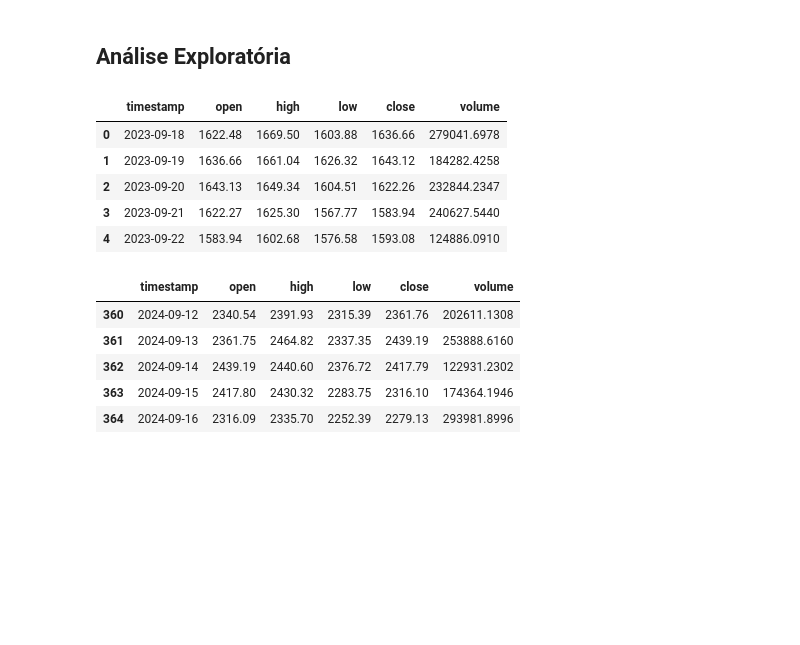
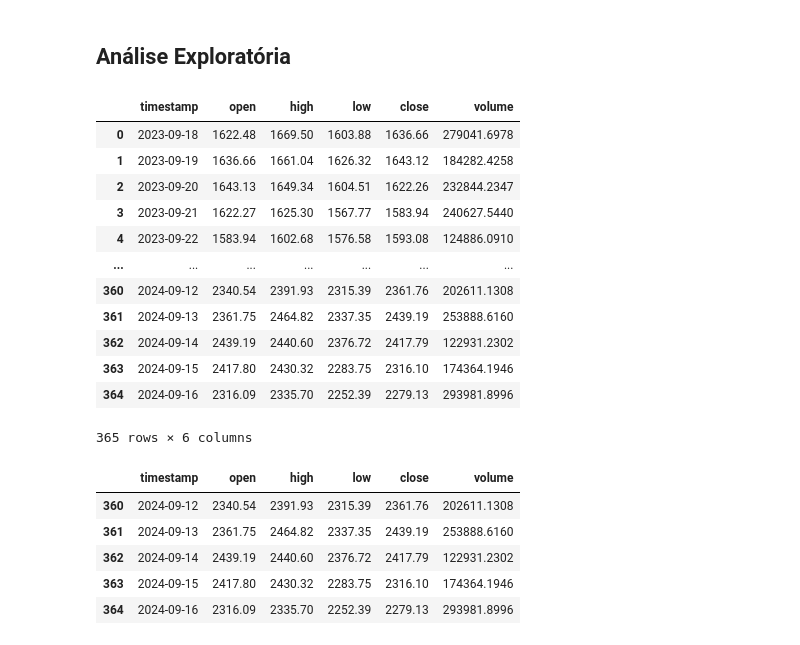
Before and after one commit to cecigonca/ponderada-cripto, a Jupyter notebook: src/backend/dados/ethereum.ipynb, the cells around one changed output. Saved outputs shown, nothing was run; the diff lists cells and outputs as text; code cells hidden in the pictures; blank space fills up the shorter version.

```diff
--- a/src/dados_processados/ethereum.ipynb
+++ b/src/backend/dados/ethereum.ipynb
@@ -7,15 +7,22 @@ import mplfinance as mpf
 # %% [markdown]
 ## Análise Exploratória
 # %%
-df_ethereum = pd.read_csv('C:/Users/cecig/OneDrive/Documentos/GitHub/ponderada-cripto/src/dados/ethereum_365days.csv')
-df_ethereum.head()
+df_ethereum = pd.read_csv('./ethereum_365days.csv')
+df_ethereum
 # %% [output]
 |  | timestamp | open | high | low | close | volume |
 | 0 | 2023-09-18 | 1622.48 | 1669.50 | 1603.88 | 1636.66 | 279041.6978 |
 | 1 | 2023-09-19 | 1636.66 | 1661.04 | 1626.32 | 1643.12 | 184282.4258 |
 | 2 | 2023-09-20 | 1643.13 | 1649.34 | 1604.51 | 1622.26 | 232844.2347 |
 | 3 | 2023-09-21 | 1622.27 | 1625.30 | 1567.77 | 1583.94 | 240627.5440 |
 | 4 | 2023-09-22 | 1583.94 | 1602.68 | 1576.58 | 1593.08 | 124886.0910 |
+| ... | ... | ... | ... | ... | ... | ... |
+| 360 | 2024-09-12 | 2340.54 | 2391.93 | 2315.39 | 2361.76 | 202611.1308 |
+| 361 | 2024-09-13 | 2361.75 | 2464.82 | 2337.35 | 2439.19 | 253888.6160 |
+| 362 | 2024-09-14 | 2439.19 | 2440.60 | 2376.72 | 2417.79 | 122931.2302 |
+| 363 | 2024-09-15 | 2417.80 | 2430.32 | 2283.75 | 2316.10 | 174364.1946 |
+| 364 | 2024-09-16 | 2316.09 | 2335.70 | 2252.39 | 2279.13 | 293981.8996 |
+365 rows × 6 columns
 # %%
 df_ethereum.tail()
 # %% [output]
```
Also changed, not shown: parts of 4 cells of this notebook, 6 other files.
